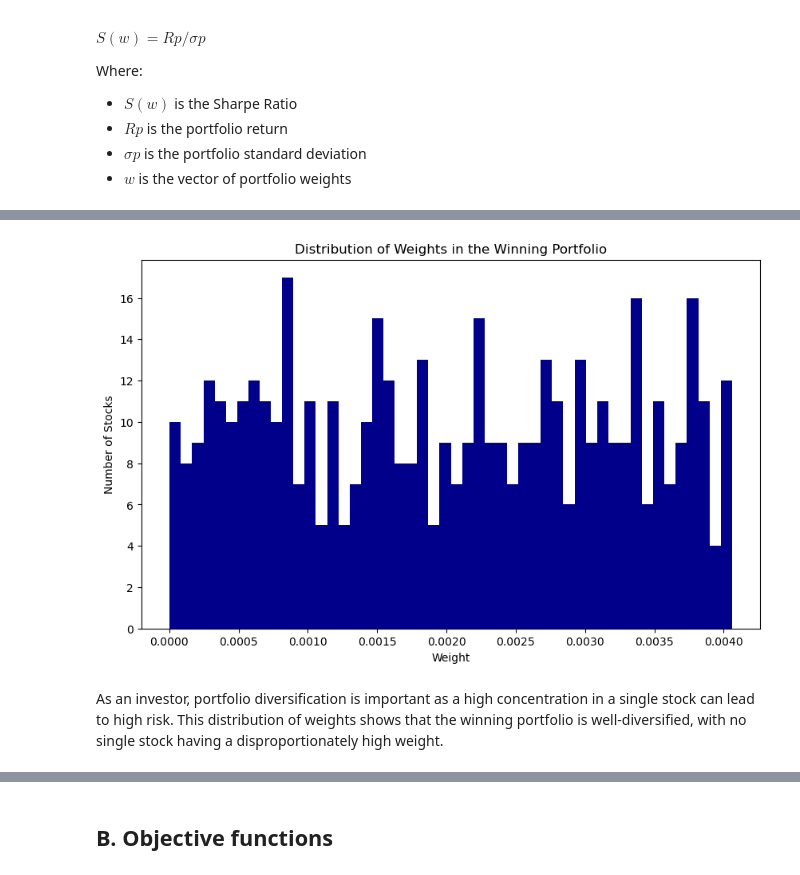
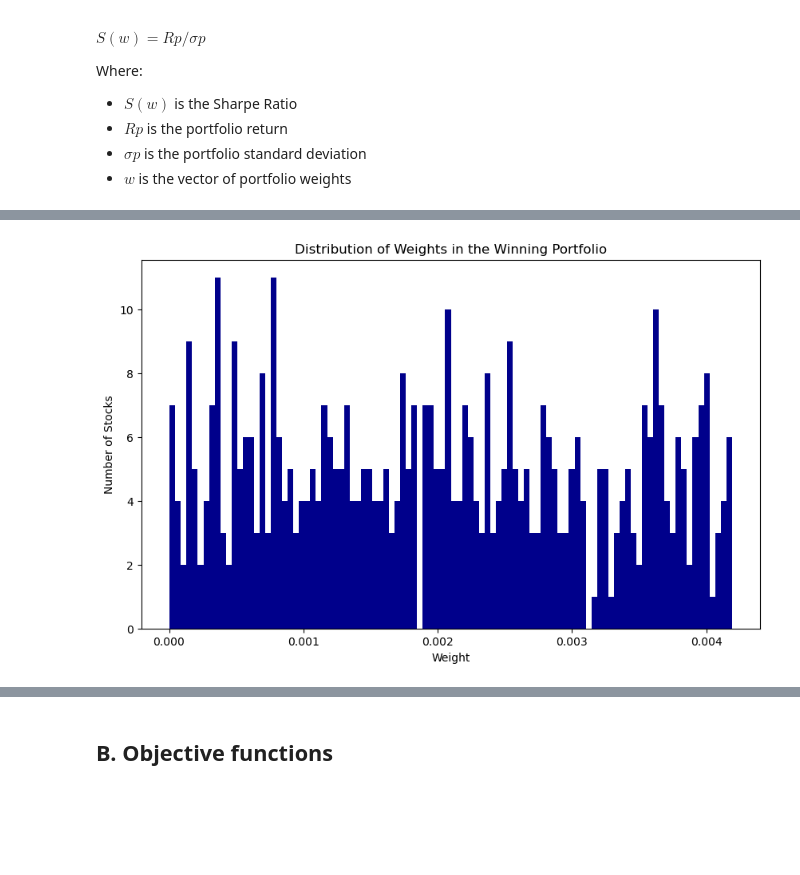
Before and after one commit to mxvp/portfolio_optimization, a Jupyter notebook: portfolio_optimization.ipynb, the cells around one changed output, grey strips where cells are left out. Saved outputs shown, nothing was run; the diff lists cells and outputs as text; code cells hidden in the pictures; blank space fills up the shorter version.

```diff
--- a/portfolio_optimization.ipynb
+++ b/portfolio_optimization.ipynb
@@ -207,16 +226,14 @@ As an investor you seek the largest return for the smallest volatility, the port
 # %%
 # Find the portfolio with the highest return
 winning_portfolio = portfolios.iloc[max_sharpe_ratio_index]
 
 # Remove the 'return' and 'volatility' entries
 winning_weights = winning_portfolio.drop(['return', 'volatility','sharpe_ratio'])
 
-winning_weights.hist(bins=50, figsize=(10, 6),grid=False, color='darkblue')
+winning_weights.hist(bins=100, figsize=(10, 6),grid=False, color='darkblue')
 plt.title('Distribution of Weights in the Winning Portfolio')
 plt.xlabel('Weight')
 plt.ylabel('Number of Stocks')
 plt.show()
 # %% [output]
-[figure, old version]
+[figure, new version]
-# %% [markdown]
-As an investor, portfolio diversification is important as a high concentration in a single stock can lead to high risk. This distribution of weights shows that the winning portfolio is well-diversified, with no single stock having a disproportionately high weight.
```
Also changed, not shown: parts of 34 cells of this notebook, 5 other files.
